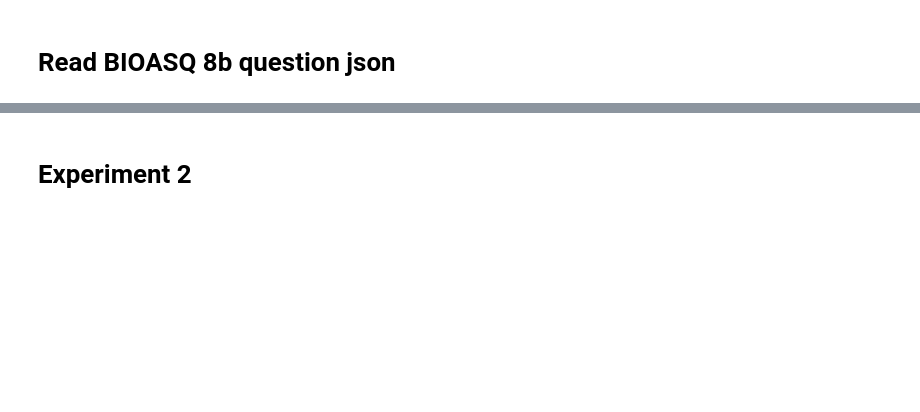
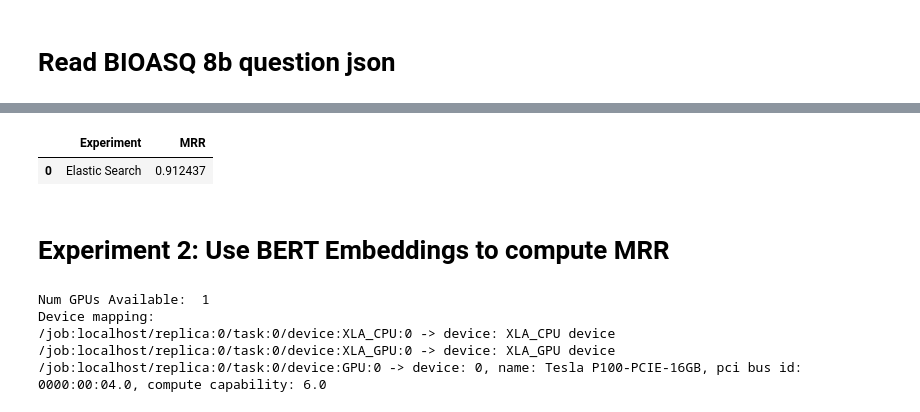
Before and after one commit to BioMedBERT/biomedbert, a Jupyter notebook: notebooks/Extract_BioMedBERT_LG_Embedding_bioasq_8b.ipynb, the cells around one changed output, grey strips where cells are left out. Drawn from its saved outputs; the diff is of its cells as text; code cells hidden in the pictures; blank space fills up the shorter version.

```diff
--- a/notebooks/Extract_BioMedBERT_LG_Embedding_bioasq_8b.ipynb
+++ b/notebooks/Extract_BioMedBERT_LG_Embedding_bioasq_8b.ipynb
@@ -75,0 +84,8 @@ import matplotlib.pyplot as plt
+# %%
+# paste the token here
+ES_ACCOUNT = {
+  "id" : "bR3YinIBcfscfBmK1I1B",
+  "name" : "fabrizio",
+  "expiration" : 1594059365426,
+  "api_key" : "CEmtFQR4Tnq2dapnWS0tkw"
+}
@@ -478,3 +476,22 @@ np.average(scores)
+# %%
+mrr = np.average(scores)
+experiments_results = [{'Experiment': 'Elastic Search', 'MRR': mrr}]
+pd.DataFrame(experiments_results)
+# %% [output]
+|  | Experiment | MRR |
+| 0 | Elastic Search | 0.912437 |
 # %% [markdown]
-# Experiment 2
+# Experiment 2: Use BERT Embeddings to compute MRR
+# %%
+#@title Make sure you have a GPU enabled
+print("Num GPUs Available: ", len(tf.config.experimental.list_physical_devices('GPU')))
+# force the GPU load
+with tf.Session(config=tf.ConfigProto(log_device_placement=True)) as sess:
+    pass
+# %% [output]
+Num GPUs Available:  1
+Device mapping:
+/job:localhost/replica:0/task:0/device:XLA_CPU:0 -> device: XLA_CPU device
+/job:localhost/replica:0/task:0/device:XLA_GPU:0 -> device: XLA_GPU device
+/job:localhost/replica:0/task:0/device:GPU:0 -> device: 0, name: Tesla P100-PCIE-16GB, pci bus id: 0000:00:04.0, compute capability: 6.0
 # %%
```
Also changed, not shown: parts of 116 cells of this notebook.
